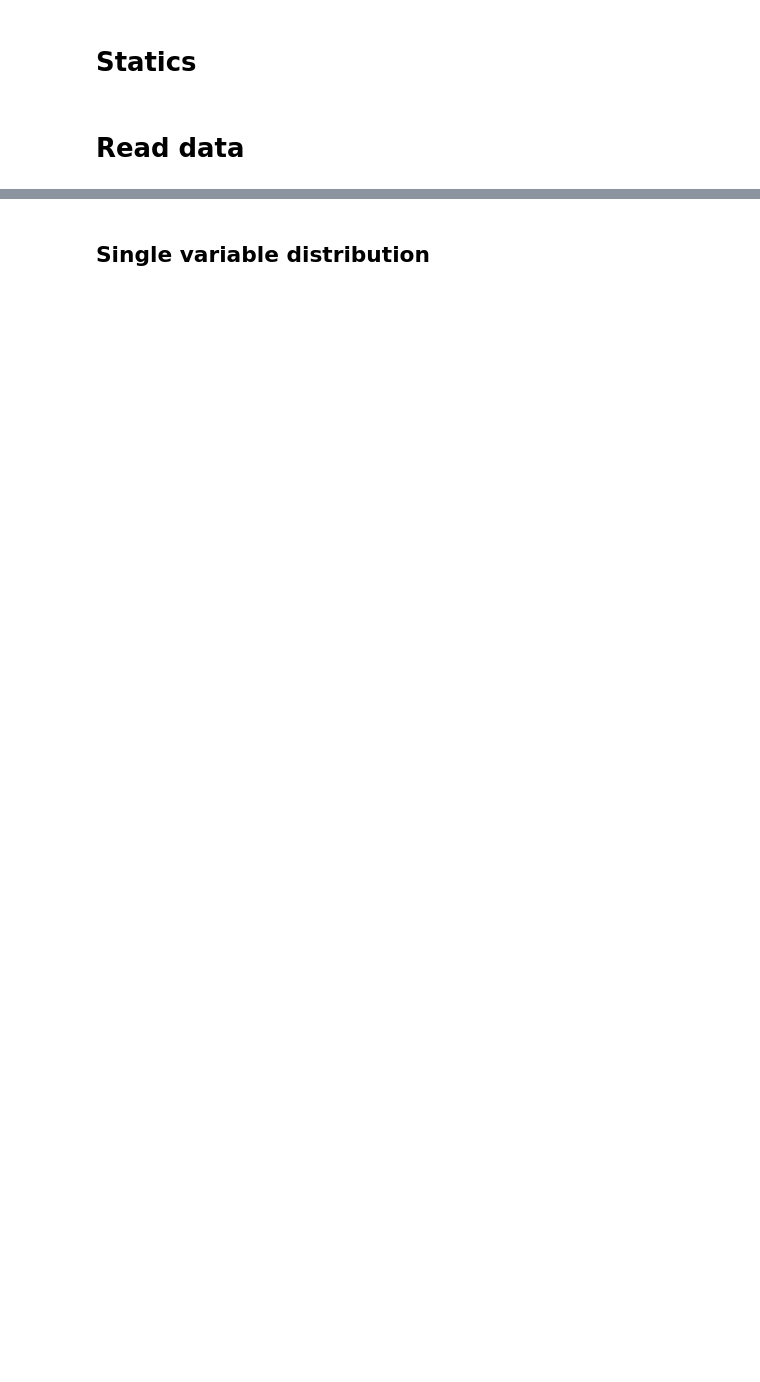
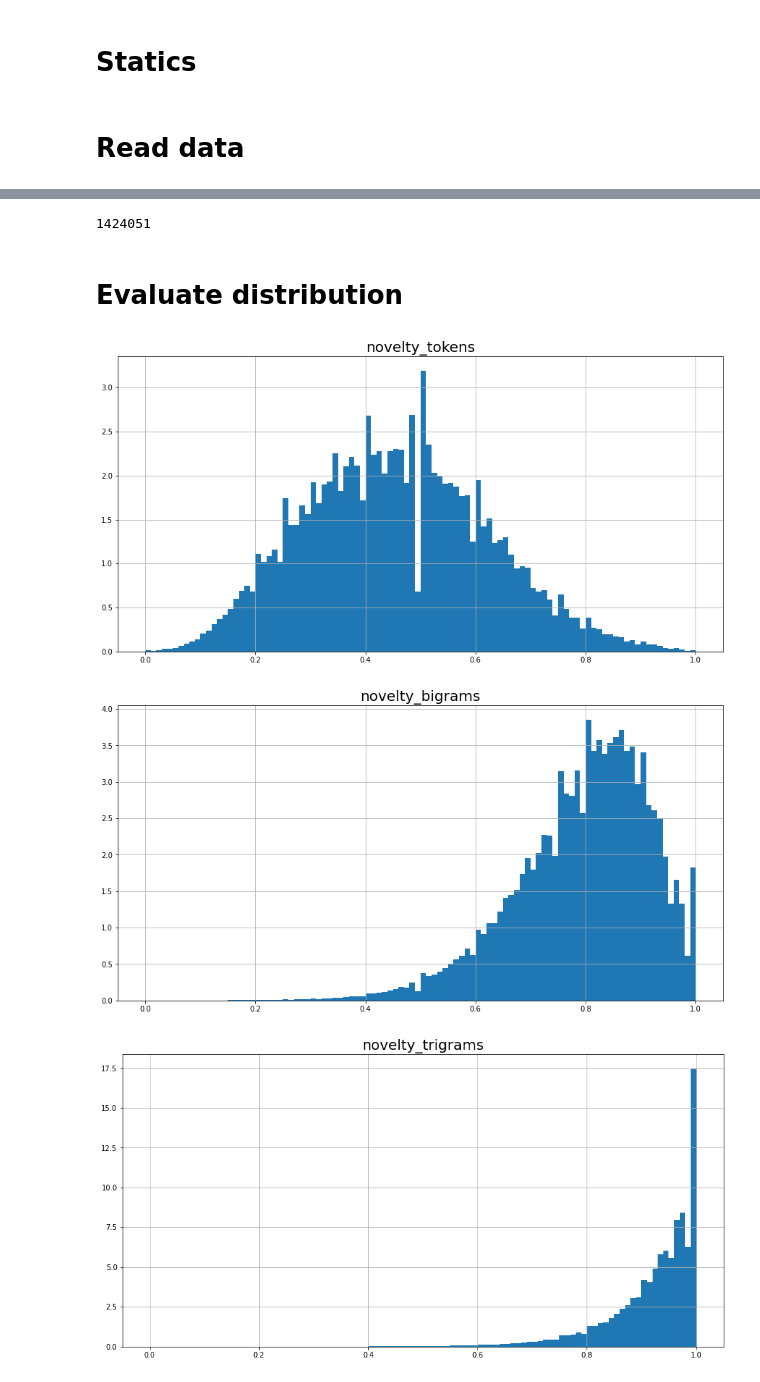
Before and after one commit to IvanRoblesMunoz/document_information_extraction, a Jupyter notebook: notebooks/EDA/02.score-threshold.ipynb, the cells around one changed output, grey strips where cells are left out. Saved outputs shown, nothing was run; the diff lists cells and outputs as text; code cells hidden in the pictures; blank space fills up the shorter version.

Commit message:
Added novelty dataset characterisation

```diff
--- a/notebooks/EDA/02.score-threshold.ipynb
+++ b/notebooks/EDA/02.score-threshold.ipynb
@@ -80,9 +25,26 @@ df
+# %%
+novelty_df = retrieve_query(query, out_f=SQL_WIKI_DUMP)
+novelty_df = pd.DataFrame(
+    novelty_df,
+    columns=["pageid", "novelty_tokens", "novelty_bigrams", "novelty_trigrams"],
+)
+# %%
+len(novelty_df)
+# %% [output]
+1424051
 # %% [markdown]
-## Single variable distribution
+# Evaluate distribution
+# %%
+novelty_df[["novelty_tokens", "novelty_bigrams", "novelty_trigrams"]] = novelty_df[
+    ["novelty_tokens", "novelty_bigrams", "novelty_trigrams"]
+].astype(float)
 # %%
-for var in ["precision", "recall", "f1"]:
-    plt.figure(figsize = (12.5,7.5))
-    plt.title(var, fontsize = 20)
-    quantile = df[var].quantile(.99)
-    df[var].hist(bins = 100, density = True)
+for var in ["novelty_tokens", "novelty_bigrams", "novelty_trigrams"]:
+    plt.figure(figsize=(15, 7.5))
+    plt.title(var, fontsize=20)
+    novelty_df[var].hist(bins=100, density=True)
     plt.show()
+# %% [output]
+[figure, added]
+[figure, added]
+[figure, added]
```
Also changed, not shown: parts of 24 cells of this notebook, 9 other files.
